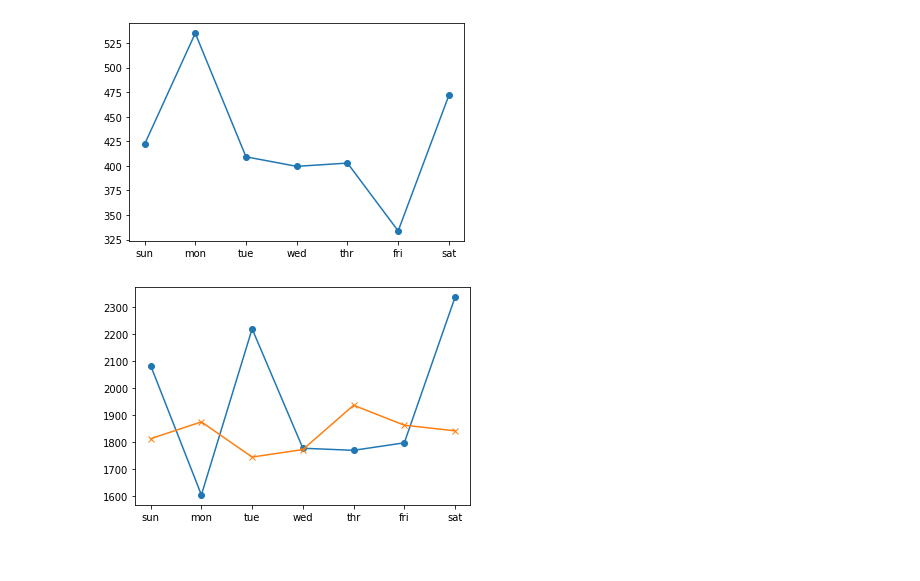
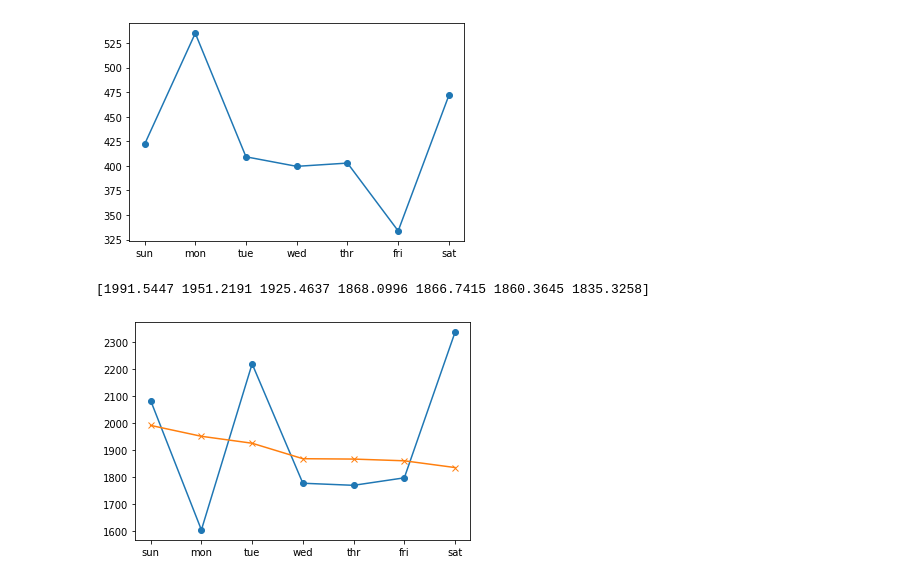
Before and after one commit to wendellalves/Porjeto_aprendizado_maquina, a Jupyter notebook: Projeto_de_Machine_Learning.ipynb, the cells around one changed output. Saved outputs shown, nothing was run; the diff lists cells and outputs as text; code cells hidden in the pictures.

```diff
--- a/Projeto_de_Machine_Learning.ipynb
+++ b/Projeto_de_Machine_Learning.ipynb
@@ -152,25 +155,6 @@ def split_dataset(data):
 	test = np.array(np.split(test, len(test)/7))
 
 	return train, test
-# %%
-def evaluate_model(train, test, n_input):
-	# fit model
-	model = build_model(train, n_input)
-	# history is a list of weekly data
-	history = [x for x in train]
-	# walk-forward validation over each week
-	predictions = list()
-	for i in range(len(test)):
-		# predict the week
-		yhat_sequence = forecast(model, history, n_input)
-		# store the predictions
-		predictions.append(yhat_sequence)
-		# get real observation and add to history for predicting the next week
-		history.append(test[i, :])
-	# evaluate predictions days for each week
-	predictions = array(predictions)
-	score, scores = evaluate_forecasts(test[:, :, 0], predictions)
-	return score, scores
 # %%
 # summarize scores
 def summarize_scores(name, score, scores):
@@ -329,22 +334,22 @@ n_input = 7
 
 # train, test = split_dataset(daily_data.values)
 
-score, scores, predictions = evaluate_model(X_aug, test, n_input)
+score_aug, scores_aug, predictions_aug = evaluate_model(X_aug, test, n_input)
 # summarize scores
-summarize_scores('lstm', score, scores)
+summarize_scores('lstm', score_aug, scores_aug)
 # plot scores
 days = ['sun', 'mon', 'tue', 'wed', 'thr', 'fri', 'sat']
-plt.plot(days, scores, marker='o', label='lstm')
+plt.plot(days, scores_aug, marker='o', label='lstm')
 plt.show()
 # %% [output]
 lstm: [428.863] 421.9, 535.0, 409.2, 399.5, 402.8, 333.8, 471.8
 [figure]
 # %%
 days = ['sun', 'mon', 'tue', 'wed', 'thr', 'fri', 'sat']
-valores_reais_potencia_ativa = [2.0834541e+03,1.6041320e+03, 2.2197800e+03,1.7771801e+03,1.7694420e+03,1.7972080e+03,2.3368999e+03]
-
+valores_reais_poten2
 plt.plot(days, valores_reais_potencia_ativa, marker='o', label='lstm')
-plt.plot(days, predictions[0], marker='x', label='lstm')
+plt.plot(days, predictions_aug[0], marker='x', label='lstm')
 plt.show()
 # %% [output]
+[1991.5447 1951.2191 1925.4637 1868.0996 1866.7415 1860.3645 1835.3258]
-[figure, old version]
+[figure, new version]
```
Also changed, not shown: parts of 25 cells of this notebook.
